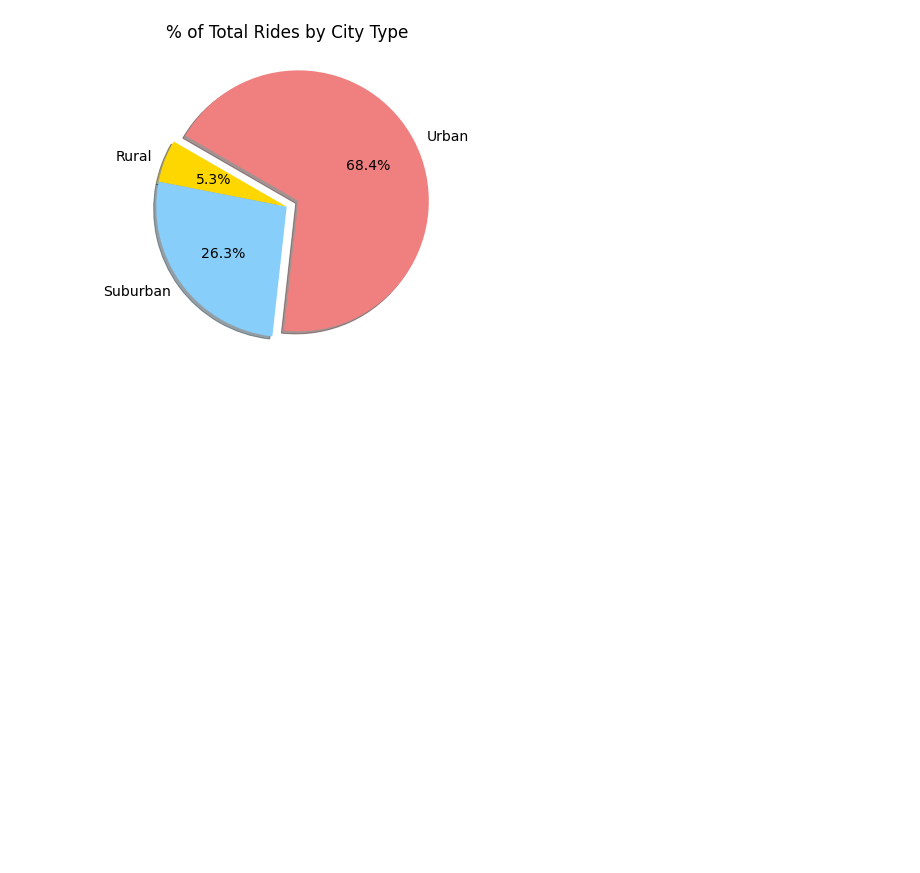
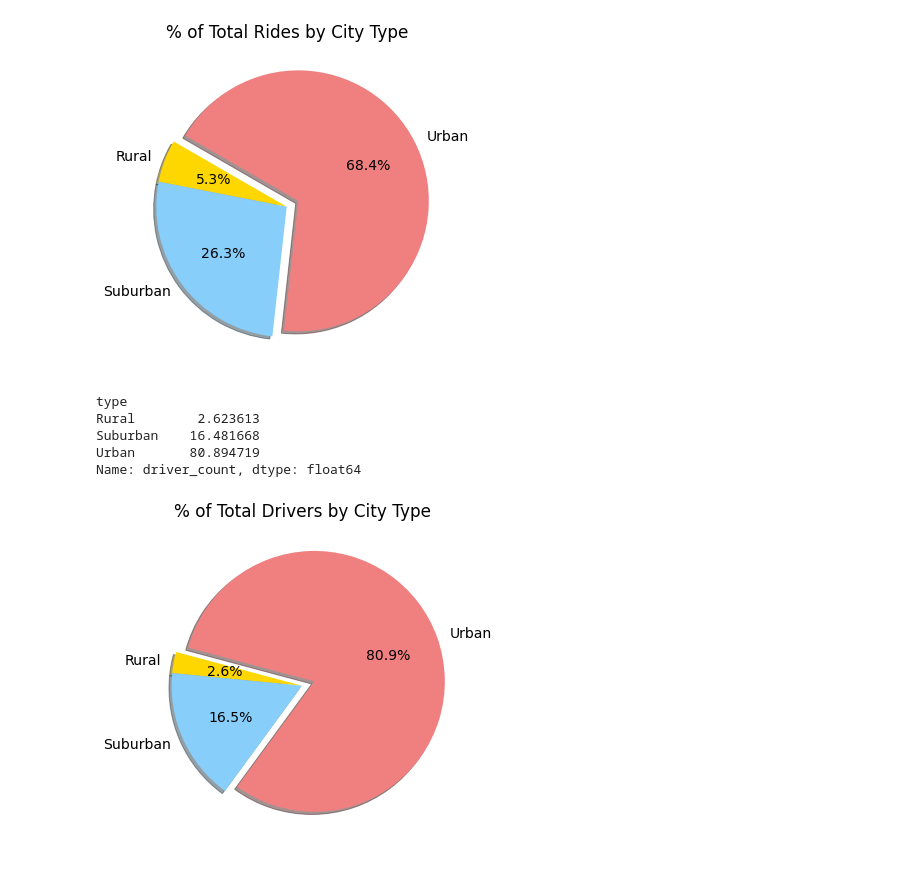
Before and after one commit to ODaniels852/PyBer_Analysis, a Jupyter notebook: PyBer.ipynb, the cells around one changed output. Saved outputs shown, nothing was run; the diff lists cells and outputs as text; code cells hidden in the pictures; blank space fills up the shorter version.

Commit message:
Adding Pie Chart for % of Drivers by City Type

```diff
--- a/PyBer.ipynb
+++ b/PyBer.ipynb
@@ -903,3 +903,42 @@ plt.savefig("analysis/Fig6.png")
 plt.show()
 # %% [output]
 [figure]
+# %%
+# Calculate the % of drivers for each city type
+
+# Use the groupby() function to group by the type of city column
+city_data_df.groupby(["type"])
+
+# Apply the sum() function on the driver_count column to get the Series with the total number of drivers for each city type
+city_data_df.groupby(["type"]).sum()["driver_count"]
+
+# Get the number of total drivers
+city_data_df["driver_count"].sum()
+
+# Calculate the percentage of rides for each city type.
+driver_percents = 100 * city_data_df.groupby(["type"]).sum()["driver_count"] / city_data_df["driver_count"].sum()
+driver_percents
+# %% [output]
+type
+Rural        2.623613
+Suburban    16.481668
+Urban       80.894719
+Name: driver_count, dtype: float64
+# %%
+# Build percentage of drivers by city type pie chart.
+plt.subplots(figsize=(10, 6))
+plt.pie(driver_percents,
+    labels=["Rural", "Suburban", "Urban"],
+    colors=["gold", "lightskyblue", "lightcoral"],
+    explode=[0, 0, 0.1],
+    autopct='%1.1f%%',
+    shadow=True, startangle=165)
+plt.title("% of Total Drivers by City Type")
+# Change the default font size from 10 to 14.
+mpl.rcParams['font.size'] = 14
+# Save Figure
+plt.savefig("analysis/Fig7.png")
+# Show Figure
+plt.show()
+# %% [output]
+[figure, added]
```
Also changed, not shown: 1 other file.
